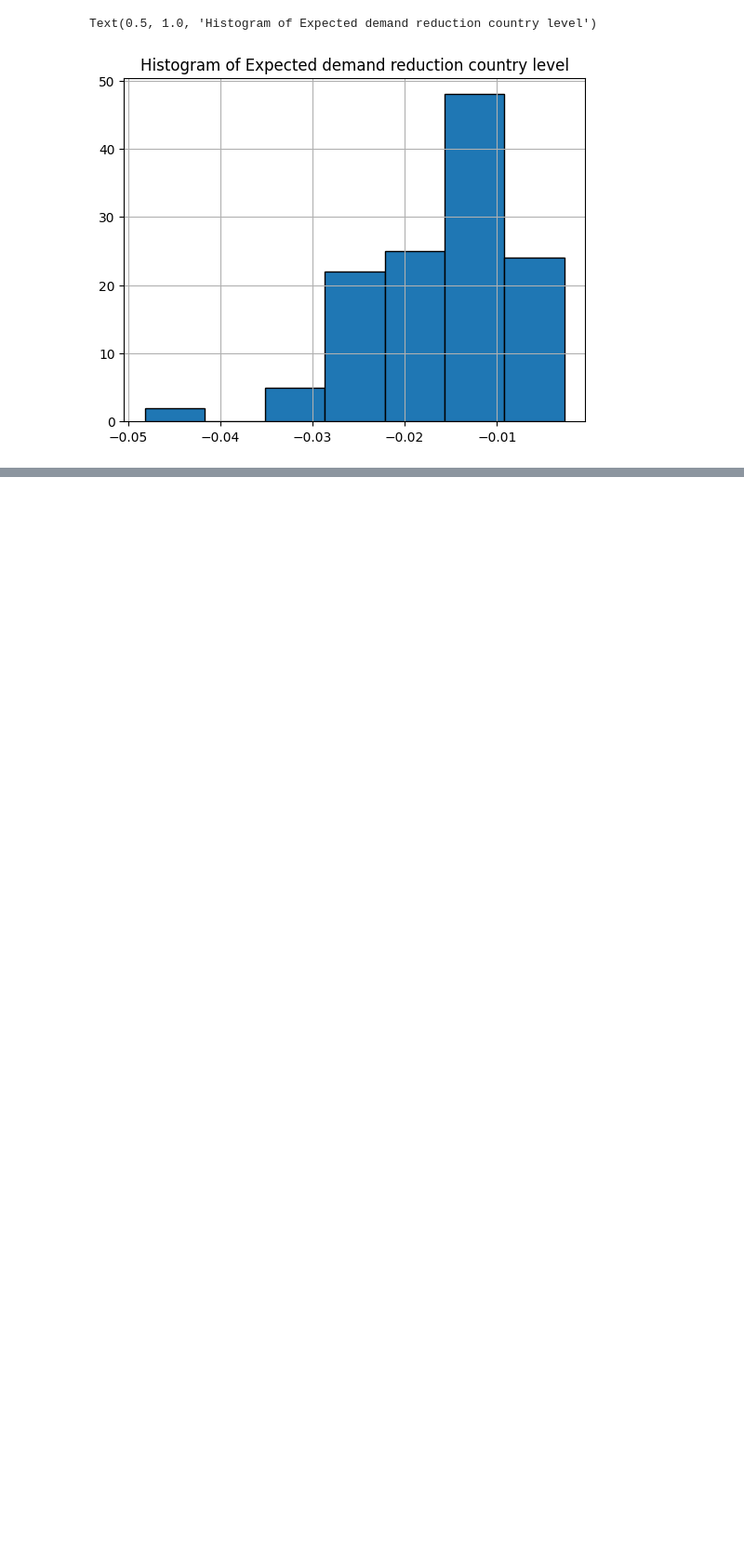
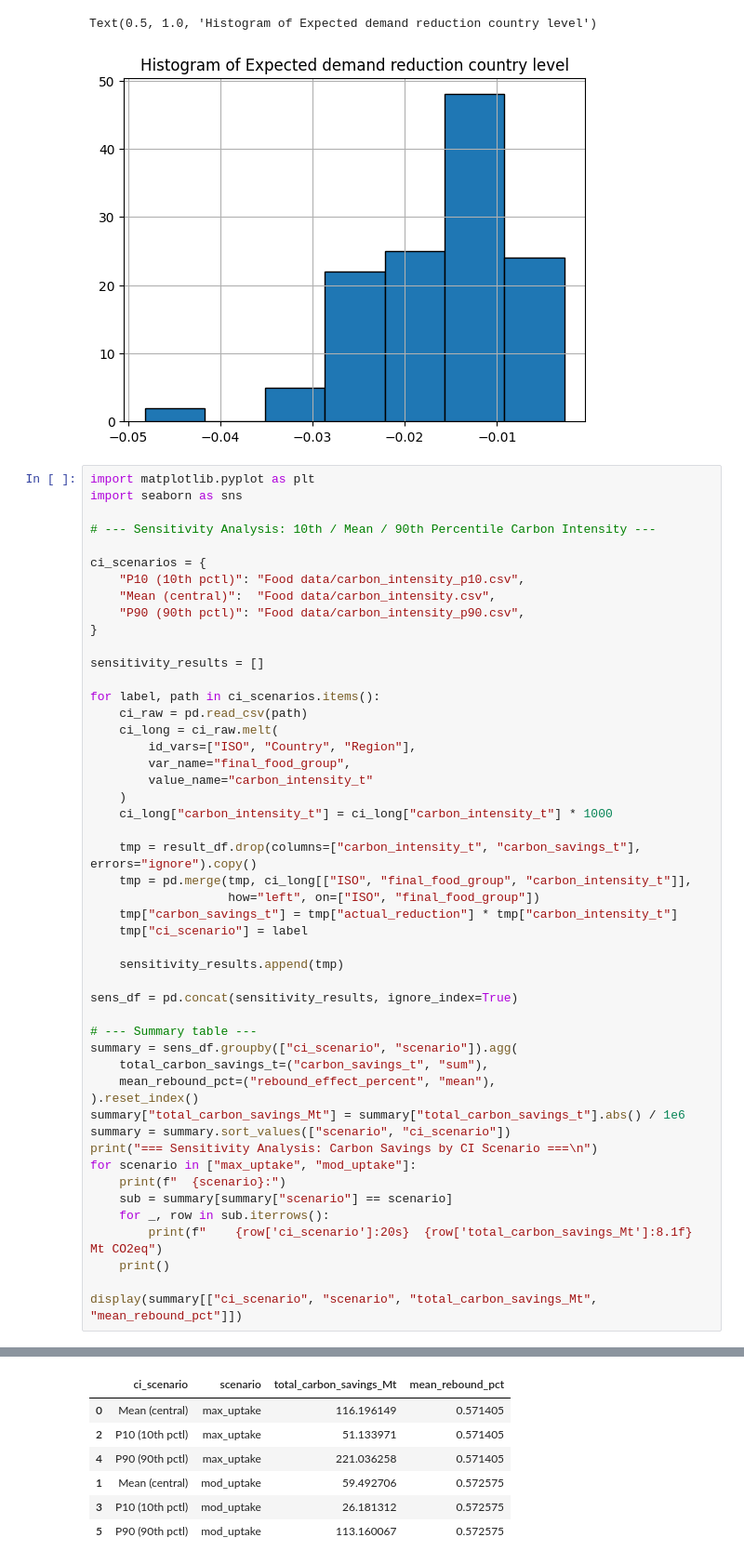
Before and after one commit to Chen2939/semaglutide, a Jupyter notebook: Price rebound model.ipynb, the cells around one changed output, grey strips where cells are left out. Shown at 93% size. Cells and saved outputs as stored; diff of their text form; blank space fills up the shorter version.

```diff
--- a/Price rebound model.ipynb
+++ b/Price rebound model.ipynb
@@ -331,3 +331,53 @@ plt.title('Histogram of Expected demand reduction country level')
 [figure]
 Text(0.5, 1.0, 'Histogram of Expected demand reduction country level')
 [figure]
+# %%
+import matplotlib.pyplot as plt
+import seaborn as sns
+
+# --- Sensitivity Analysis: 10th / Mean / 90th Percentile Carbon Intensity ---
+
+ci_scenarios = {
+    "P10 (10th pctl)": "Food data/carbon_intensity_p10.csv",
+    "Mean (central)":  "Food data/carbon_intensity.csv",
+    "P90 (90th pctl)": "Food data/carbon_intensity_p90.csv",
+}
+
+sensitivity_results = []
+
+for label, path in ci_scenarios.items():
+    ci_raw = pd.read_csv(path)
+    ci_long = ci_raw.melt(
+        id_vars=["ISO", "Country", "Region"],
+        var_name="final_food_group",
+        value_name="carbon_intensity_t"
+    )
+    ci_long["carbon_intensity_t"] = ci_long["carbon_intensity_t"] * 1000
+
+    tmp = result_df.drop(columns=["carbon_intensity_t", "carbon_savings_t"], errors="ignore").copy()
+    tmp = pd.merge(tmp, ci_long[["ISO", "final_food_group", "carbon_intensity_t"]],
+                   how="left", on=["ISO", "final_food_group"])
+    tmp["carbon_savings_t"] = tmp["actual_reduction"] * tmp["carbon_intensity_t"]
+    tmp["ci_scenario"] = label
+
+    sensitivity_results.append(tmp)
+
+sens_df = pd.concat(sensitivity_results, ignore_index=True)
+
+# --- Summary table ---
+summary = sens_df.groupby(["ci_scenario", "scenario"]).agg(
+    total_carbon_savings_t=("carbon_savings_t", "sum"),
+    mean_rebound_pct=("rebound_effect_percent", "mean"),
+).reset_index()
+summary["total_carbon_savings_Mt"] = summary["total_carbon_savings_t"].abs() / 1e6
+summary = summary.sort_values(["scenario", "ci_scenario"])
+print("=== Sensitivity Analysis: Carbon Savings by CI Scenario ===\n")
+for scenario in ["max_uptake", "mod_uptake"]:
+    print(f"  {scenario}:")
+    sub = summary[summary["scenario"] == scenario]
+    for _, row in sub.iterrows():
+        print(f"    {row['ci_scenario']:20s}  {row['total_carbon_savings_Mt']:8.1f} Mt CO2eq")
+    print()
+
+display(summary[["ci_scenario", "scenario", "total_carbon_savings_Mt", "mean_rebound_pct"]])
+# %% [output]
@@ -333,0 +395,7 @@ Text(0.5, 1.0, 'Histogram of Expected demand reduction country level')
+|  | ci_scenario | scenario | total_carbon_savings_Mt | mean_rebound_pct |
+| 0 | Mean (central) | max_uptake | 116.196149 | 0.571405 |
+| 2 | P10 (10th pctl) | max_uptake | 51.133971 | 0.571405 |
+| 4 | P90 (90th pctl) | max_uptake | 221.036258 | 0.571405 |
+| 1 | Mean (central) | mod_uptake | 59.492706 | 0.572575 |
+| 3 | P10 (10th pctl) | mod_uptake | 26.181312 | 0.572575 |
+| 5 | P90 (90th pctl) | mod_uptake | 113.160067 | 0.572575 |
```
Also changed, not shown: parts of 4 cells of this notebook, 2 other files.
